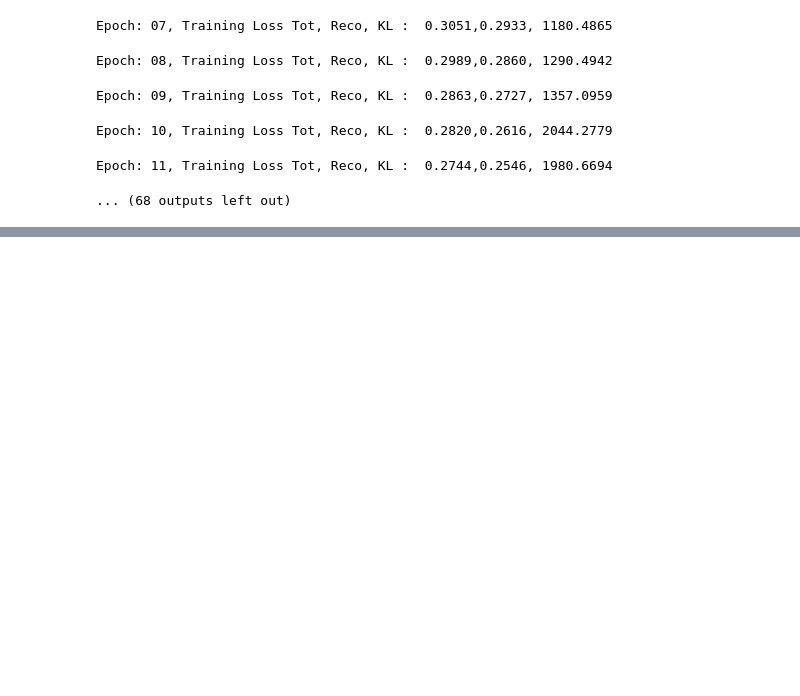
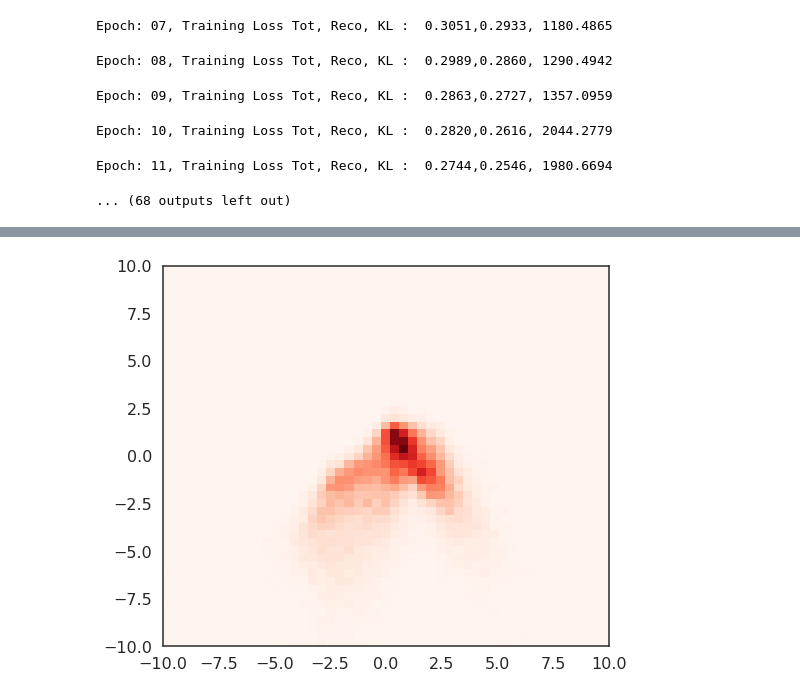
Before and after one commit to nadya-chernyavskaya/ADgvae, a Jupyter notebook: notebooks/EdgeCovn_torch_training.ipynb, the cells around one changed output, grey strips where cells are left out. Cells and saved outputs as stored; diff of their text form; code cells hidden in the pictures; blank space fills up the shorter version.

Commit message:
visualizing normalizing flow

```diff
--- a/notebooks/EdgeCovn_torch_training.ipynb
+++ b/notebooks/EdgeCovn_torch_training.ipynb
@@ -196,4 +196,4 @@ save_dir = '/eos/user/n/nchernya/MLHEP/AnomalyDetection/ADgvae/output_models/pyt
 inverse_standardization = True
 plot.plot_reco_for_loader(model, dataloaders['train'], device, scaler, inverse_standardization, 'test_train', osp.join(save_dir, 'reconstruction_post_train', 'train_reco_std_log_minmax_vae_planar_mseconv'), 'all_mseconv')
 # %%
-input_fts, reco_fts = plot.gen_in_out(model, dataloaders['train'], device)
+latent = plot.gen_latent(model, dataloaders['train'], device)
@@ -202,0 +200,2 @@ input_fts, reco_fts = plot.gen_in_out(model, dataloaders['train'], device)
+# %%
+mu_fts,log_var_fts,z_0_fts,z_last_fts = latent
@@ -202,0 +223,6 @@ input_fts, reco_fts = plot.gen_in_out(model, dataloaders['train'], device)
+# %%
+bins = np.linspace(-10,10,50)
+plt.hist2d(z_last_fts[:,0].numpy(), y=z_last_fts[:,1].numpy(), bins=(bins, bins), cmap=plt.cm.Reds)
+plt.show()
+# %% [output]
+[figure, added]
```
Also changed, not shown: parts of 3 cells of this notebook, 2 other files.
